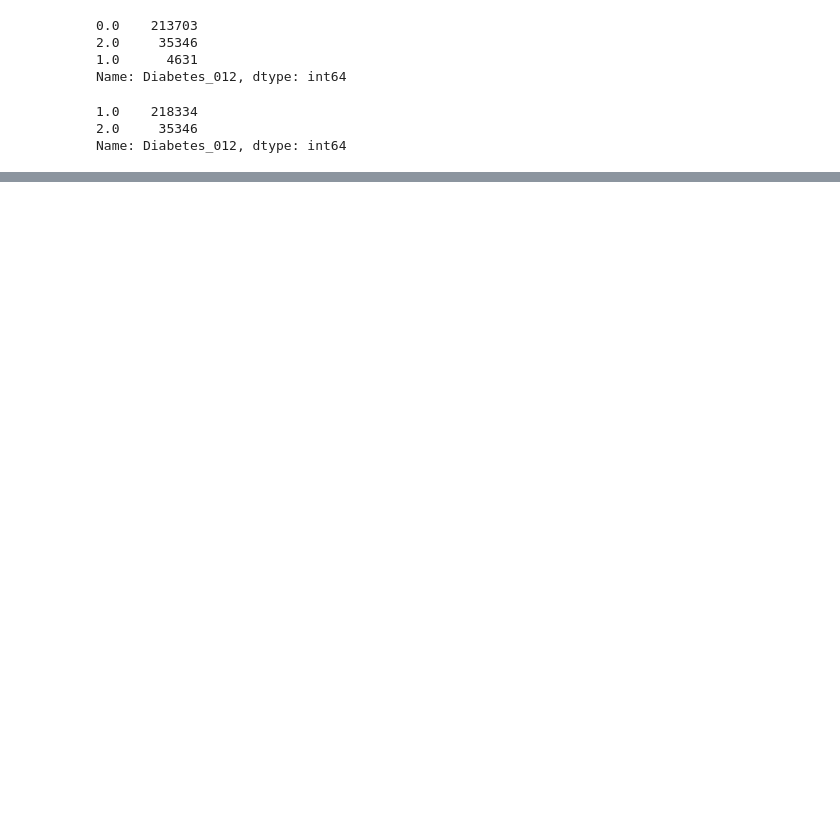
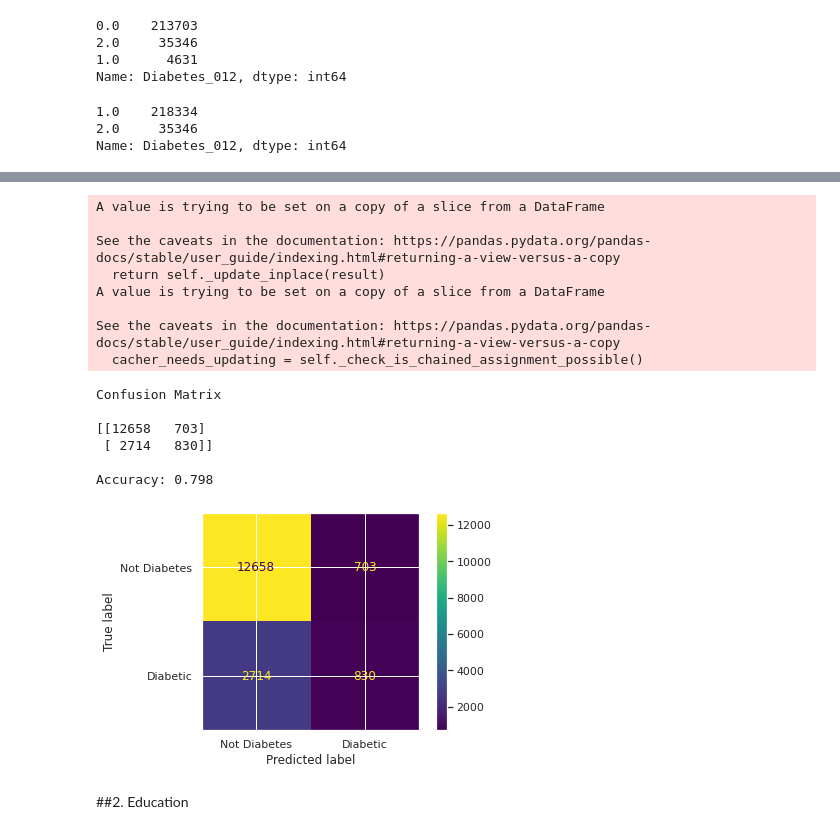
Before and after one commit to rindalafayyad17/Predicting-Diabetes-with-Machine-Learning, a Jupyter notebook: NN_newdata.ipynb, the cells around one changed output, grey strips where cells are left out. Drawn from its saved outputs; the diff is of its cells as text; code cells hidden in the pictures; blank space fills up the shorter version.

```diff
--- a/NN_newdata.ipynb
+++ b/NN_newdata.ipynb
@@ -273,0 +498,40 @@ Accuracy: 0.98
+# %%
+# predict probabilities for low income
+y_proba_low = new_model.predict(features_low)
+y_pred_low = y_proba_low.argmax(axis = 1) # want 0,1,2 vector
+
+y_test_lab_low = diabetes.iloc[y_test_low.index, :]['Diabetes_012']
+y_test_lab_low # need to change labels to be 0,1 instead of 1,2 currently
+y_test_lab_low[y_test_lab_low == 1] = 0
+y_test_lab_low[y_test_lab_low == 2] = 1
+
+
+# create accuracy table
+#importing confusion matrix
+confusion = confusion_matrix(y_test_lab_low, y_pred_low)
+print('Confusion Matrix\n')
+print(confusion)
+
+cmd = ConfusionMatrixDisplay(confusion, display_labels=['Not Diabetes','Diabetic'])
+cmd.plot()
+
+#importing accuracy_score, precision_score, recall_score, f1_score
+print('\nAccuracy: {:.3f}\n'.format(accuracy_score(y_test_lab_low, y_pred_low)))
+# %% [output]
+A value is trying to be set on a copy of a slice from a DataFrame
+
+See the caveats in the documentation: https://pandas.pydata.org/pandas-docs/stable/user_guide/indexing.html#returning-a-view-versus-a-copy
+  return self._update_inplace(result)
+A value is trying to be set on a copy of a slice from a DataFrame
+
+See the caveats in the documentation: https://pandas.pydata.org/pandas-docs/stable/user_guide/indexing.html#returning-a-view-versus-a-copy
+  cacher_needs_updating = self._check_is_chained_assignment_possible()
+Confusion Matrix
+
+[[12658   703]
+ [ 2714   830]]
+
+Accuracy: 0.798
+[figure, added]
+# %% [markdown]
+##2. Education
```
Also changed, not shown: parts of 43 cells of this notebook.
